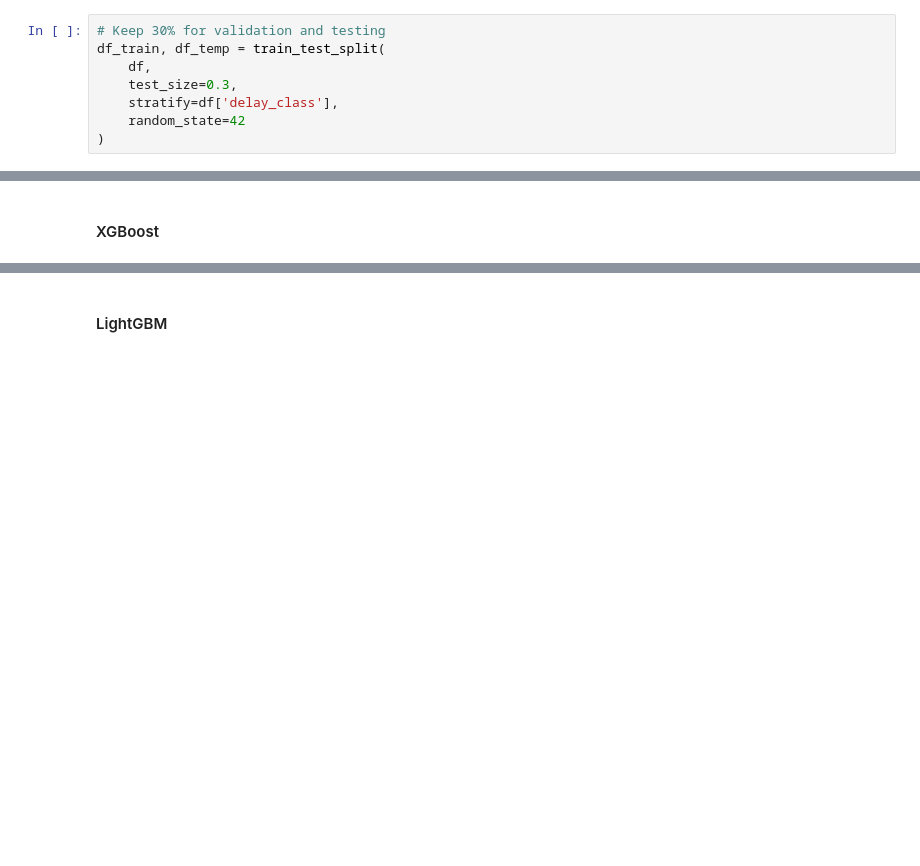
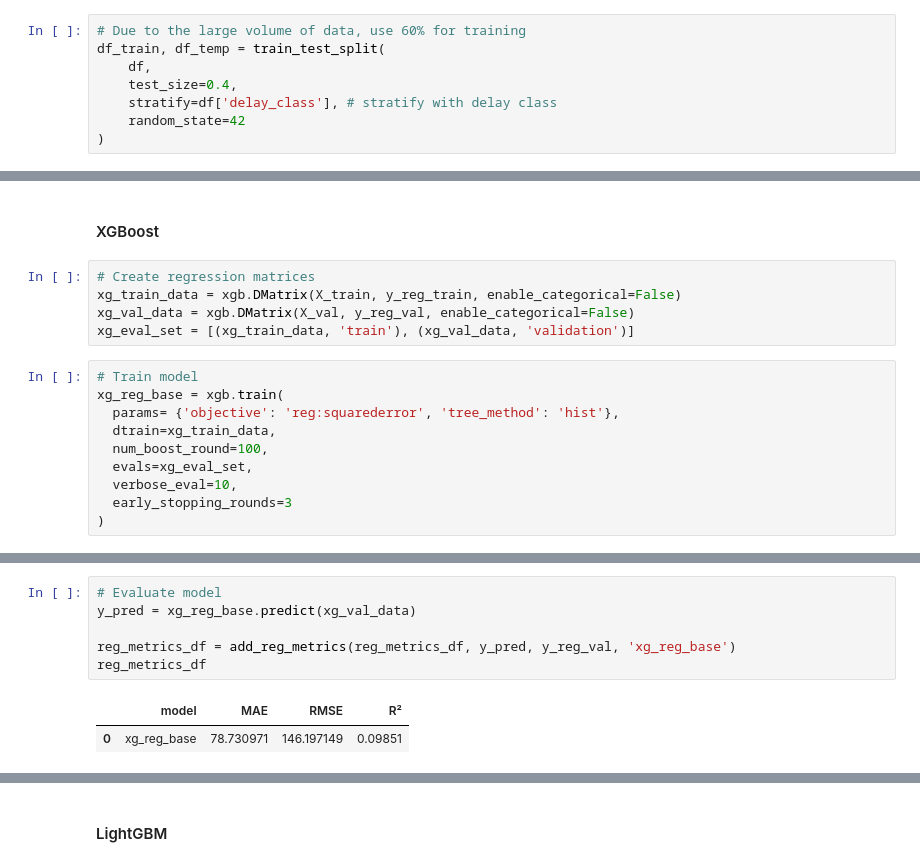
Before and after one commit to nadpierre/stm-transit-delay-prediction, a Jupyter notebook: notebooks/data_modeling.ipynb, the cells around one changed output, grey strips where cells are left out. Saved outputs shown, nothing was run; the diff lists cells and outputs as text; blank space fills up the shorter version.

```diff
--- a/notebooks/data_modeling.ipynb
+++ b/notebooks/data_modeling.ipynb
@@ -58,11 +57,11 @@ Number of rows: 7429915
 # %% [markdown]
 ## Split the data
 # %%
-# Keep 30% for validation and testing
+# Due to the large volume of data, use 60% for training
 df_train, df_temp = train_test_split(
     df,
-    test_size=0.3,
-    stratify=df['delay_class'],
+    test_size=0.4,
+    stratify=df['delay_class'], # stratify with delay class
     random_state=42
 )
 # %%
@@ -126,2 +140,17 @@ Since only tree-based models are explored in this project, scaling is not needed
 # %% [markdown]
 #### XGBoost
+# %%
+# Create regression matrices
+xg_train_data = xgb.DMatrix(X_train, y_reg_train, enable_categorical=False)
+xg_val_data = xgb.DMatrix(X_val, y_reg_val, enable_categorical=False)
+xg_eval_set = [(xg_train_data, 'train'), (xg_val_data, 'validation')]
+# %%
+# Train model
+xg_reg_base = xgb.train(
+  params= {'objective': 'reg:squarederror', 'tree_method': 'hist'},
+  dtrain=xg_train_data,
+  num_boost_round=100,
+  evals=xg_eval_set,
+  verbose_eval=10,
+  early_stopping_rounds=3
+)
@@ -127,0 +169,9 @@ Since only tree-based models are explored in this project, scaling is not needed
+# %%
+# Evaluate model
+y_pred = xg_reg_base.predict(xg_val_data)
+
+reg_metrics_df = add_reg_metrics(reg_metrics_df, y_pred, y_reg_val, 'xg_reg_base')
+reg_metrics_df
+# %% [output]
+|  | model | MAE | RMSE | R² |
+| 0 | xg_reg_base | 78.730971 | 146.197149 | 0.09851 |
```
Also changed, not shown: parts of 67 cells of this notebook, 4 other files.
